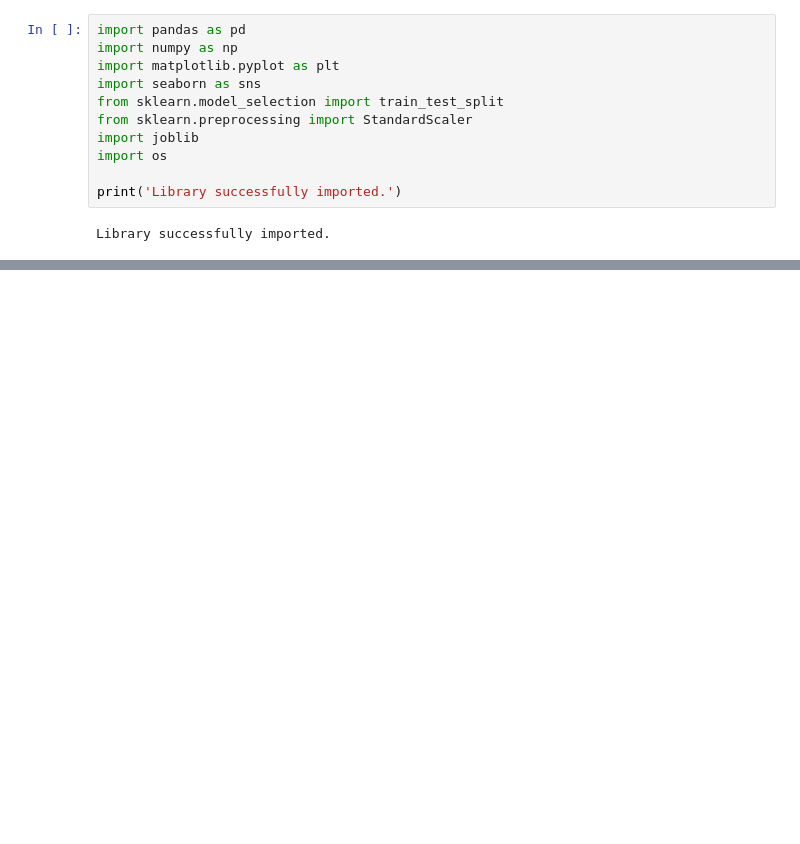
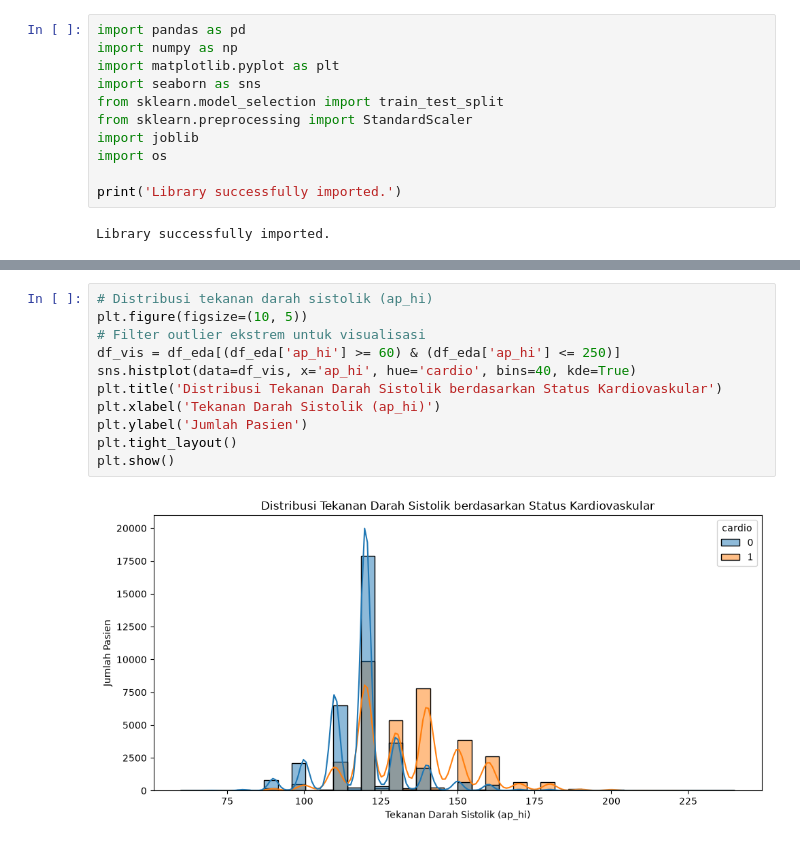
Before and after one commit to halimamrin312/Eksperimen_SML_Muhammad-Halim-Amrin, a Jupyter notebook: Eksperimen_Muhammad-Halim-Amrin.ipynb, the cells around one changed output, grey strips where cells are left out. Drawn from its saved outputs; the diff is of its cells as text; blank space fills up the shorter version.

```diff
--- a/Eksperimen_Muhammad-Halim-Amrin.ipynb
+++ b/Eksperimen_Muhammad-Halim-Amrin.ipynb
@@ -185,0 +134,13 @@ Scaler and preprocessed datasets saved successfully.
+# %%
+# Distribusi tekanan darah sistolik (ap_hi)
+plt.figure(figsize=(10, 5))
+# Filter outlier ekstrem untuk visualisasi
+df_vis = df_eda[(df_eda['ap_hi'] >= 60) & (df_eda['ap_hi'] <= 250)]
+sns.histplot(data=df_vis, x='ap_hi', hue='cardio', bins=40, kde=True)
+plt.title('Distribusi Tekanan Darah Sistolik berdasarkan Status Kardiovaskular')
+plt.xlabel('Tekanan Darah Sistolik (ap_hi)')
+plt.ylabel('Jumlah Pasien')
+plt.tight_layout()
+plt.show()
+# %% [output]
+[figure, added]
```
Also changed, not shown: parts of 30 cells of this notebook.
